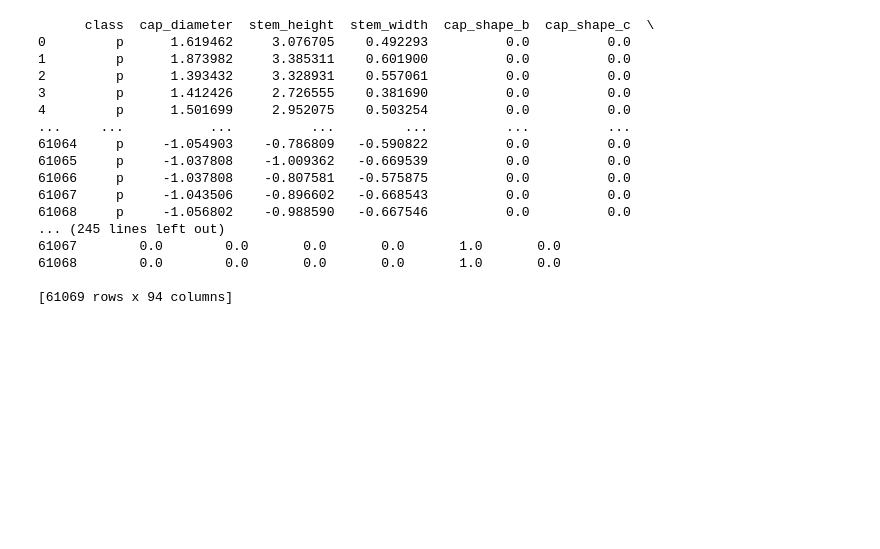
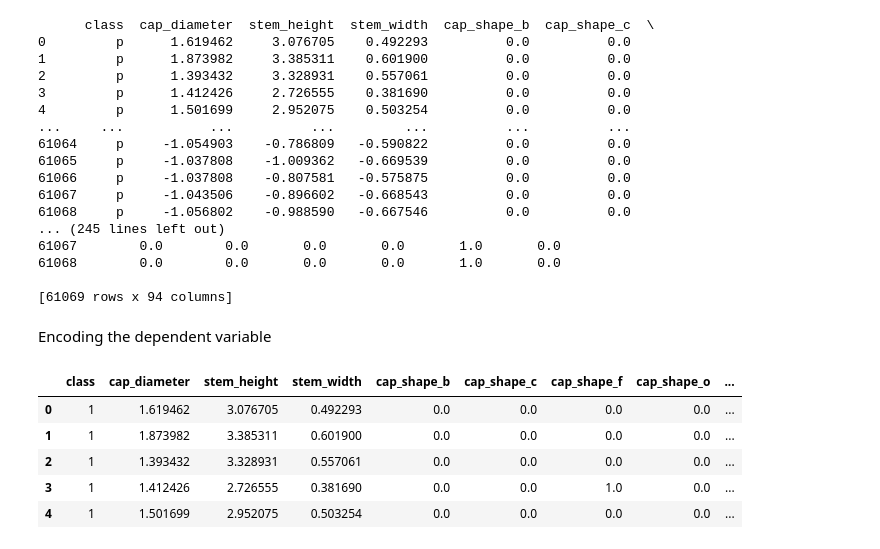
Before and after one commit to alicja-a-d/UAB_ML_project, a Jupyter notebook: notebook/Data_preprocessing.ipynb, the cells around one changed output. Drawn from its saved outputs; the diff is of its cells as text; code cells hidden in the pictures; blank space fills up the shorter version.

```diff
--- a/notebook/Data_preprocessing.ipynb
+++ b/notebook/Data_preprocessing.ipynb
@@ -354,5 +354,17 @@ print(df_encoded)
 61068        0.0        0.0       0.0       0.0       1.0       0.0
 
 [61069 rows x 94 columns]
+# %% [markdown]
+Encoding the dependent variable
+# %%
+df_encoded['class'] = df_encoded['class'].map({'e': 0, 'p': 1})
+df_encoded.head(5)
+# %% [output]
+|  | class | cap_diameter | stem_height | stem_width | cap_shape_b | cap_shape_c | cap_shape_f | cap_shape_o | ... |
+| 0 | 1 | 1.619462 | 3.076705 | 0.492293 | 0.0 | 0.0 | 0.0 | 0.0 | ... |
+| 1 | 1 | 1.873982 | 3.385311 | 0.601900 | 0.0 | 0.0 | 0.0 | 0.0 | ... |
+| 2 | 1 | 1.393432 | 3.328931 | 0.557061 | 0.0 | 0.0 | 0.0 | 0.0 | ... |
+| 3 | 1 | 1.412426 | 2.726555 | 0.381690 | 0.0 | 0.0 | 1.0 | 0.0 | ... |
+| 4 | 1 | 1.501699 | 2.952075 | 0.503254 | 0.0 | 0.0 | 0.0 | 0.0 | ... |
 # %%
 df_encoded.to_csv('../data/MushroomDataset/processed_secondary_data.csv', index=False)
```
Also changed, not shown: 3 other files.
